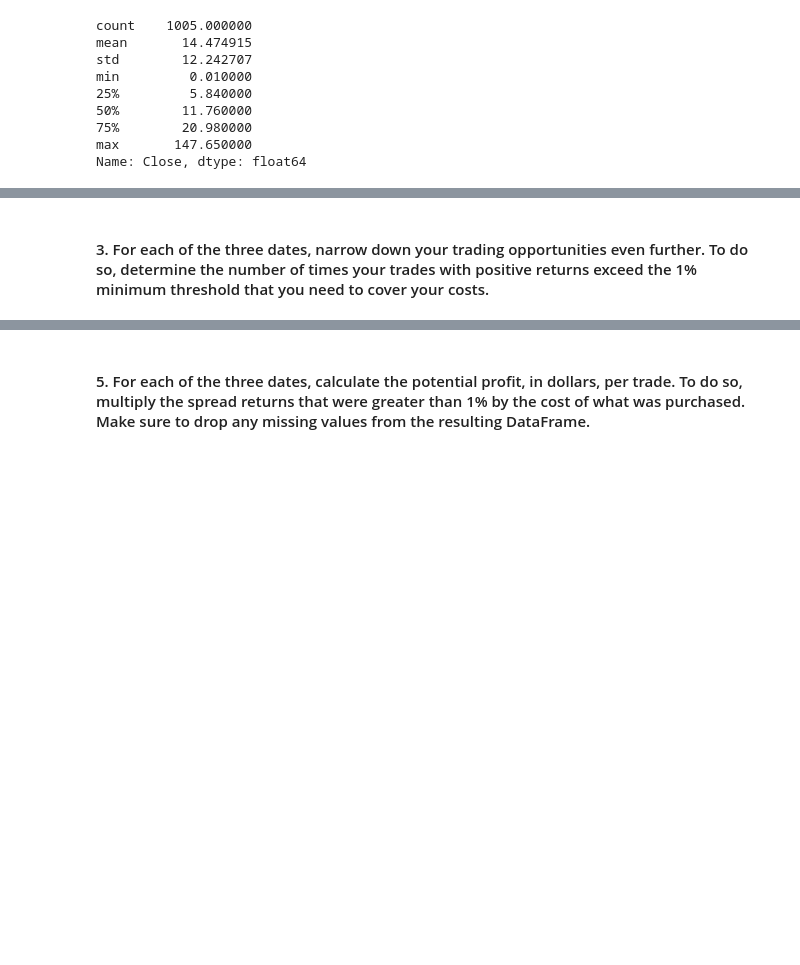
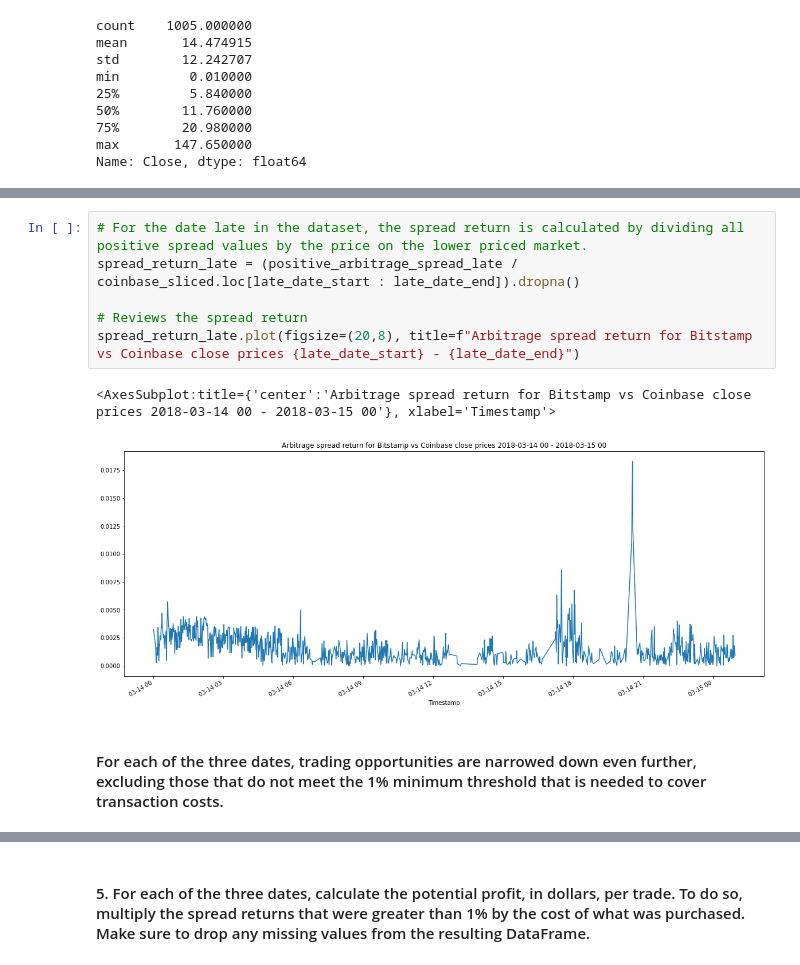
Before and after one commit to phodsman/Cryptocurrency-Arbitrage-Opportunity-Analyzer, a Jupyter notebook: crypto_arbitrage.ipynb, the cells around one changed output, grey strips where cells are left out. Drawn from its saved outputs; the diff is of its cells as text; blank space fills up the shorter version.

```diff
--- a/crypto_arbitrage.ipynb
+++ b/crypto_arbitrage.ipynb
@@ -356,4 +363,13 @@ spread_return_early.plot(figsize=(20,8), title=f"Arbitrage spread return for Bit
+# %%
+# For the date late in the dataset, the spread return is calculated by dividing all positive spread values by the price on the lower priced market.
+spread_return_late = (positive_arbitrage_spread_late / coinbase_sliced.loc[late_date_start : late_date_end]).dropna()
+
+# Reviews the spread return
+spread_return_late.plot(figsize=(20,8), title=f"Arbitrage spread return for Bitstamp vs Coinbase close prices {late_date_start} - {late_date_end}")
+# %% [output]
+<AxesSubplot:title={'center':'Arbitrage spread return for Bitstamp vs Coinbase close prices 2018-03-14 00 - 2018-03-15 00'}, xlabel='Timestamp'>
+[figure, added]
 # %% [markdown]
-#### 3. For each of the three dates, narrow down your trading opportunities even further. To do so, determine the number of times your trades with positive returns exceed the 1% minimum threshold that you need to cover your costs.
+#### For each of the three dates, trading opportunities are narrowed down even further, excluding those that do not meet the 1% minimum threshold that is needed to cover transaction costs.
 # %%
 # For the date early in the dataset, this code determines the number of times trades with positive returns
```
Also changed, not shown: parts of 13 cells of this notebook, 1 other file.
